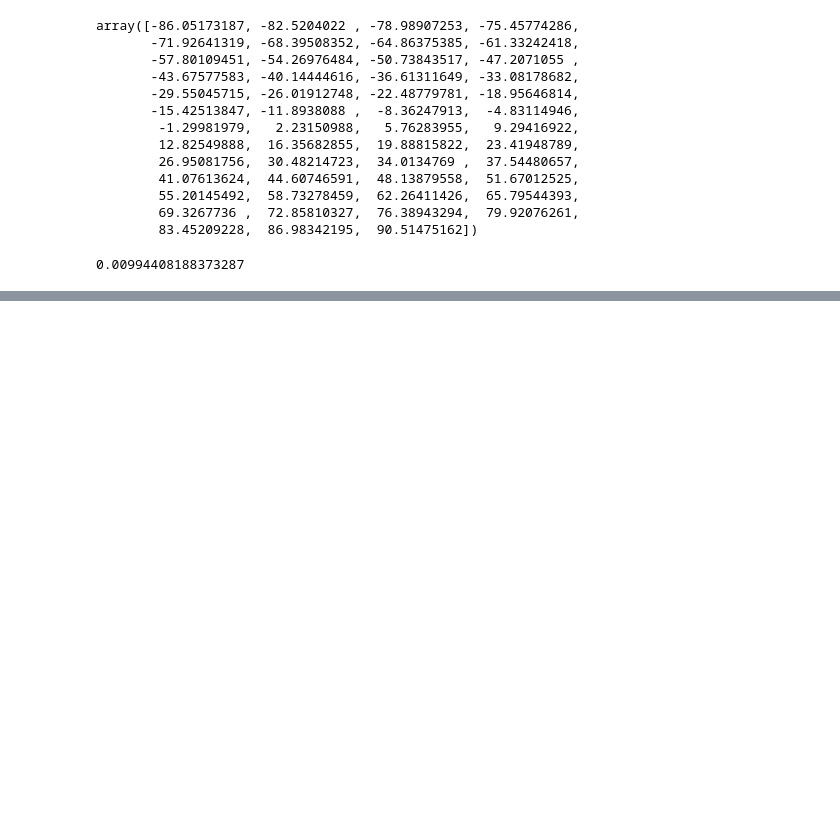
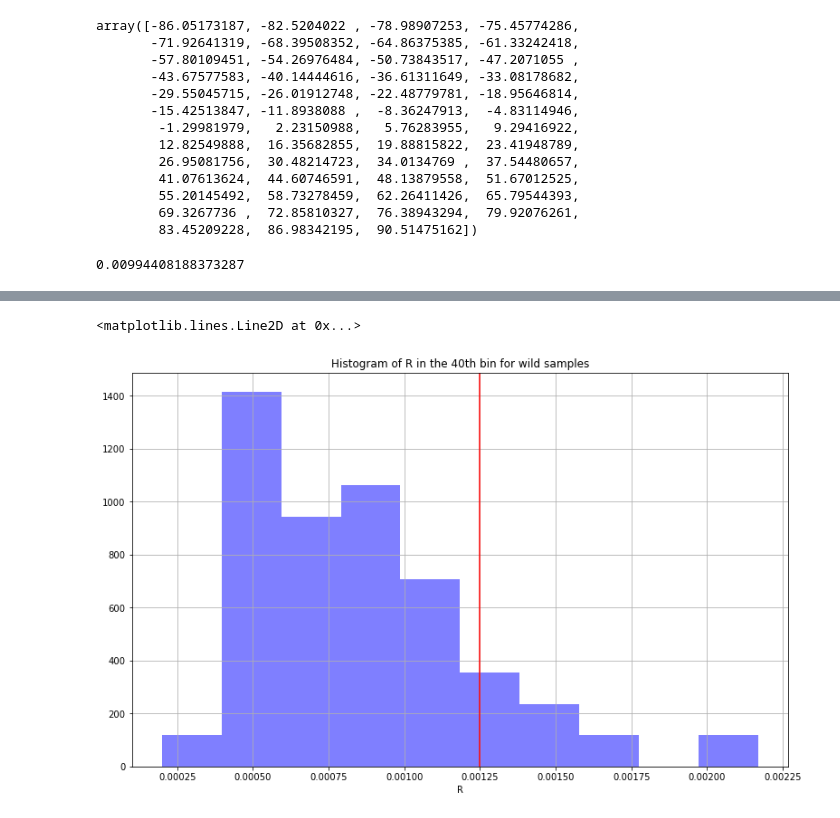
Before and after one commit to liwencong1995/SDS-Capstone-Zebrafish, a Jupyter notebook: 1.ipynb, the cells around one changed output, grey strips where cells are left out. Cells and saved outputs as stored; diff of their text form; code cells hidden in the pictures; blank space fills up the shorter version.

```diff
--- a/1.ipynb
+++ b/1.ipynb
@@ -235,0 +251,10 @@ plt.axvline(x=freq_yot, color='r')
+# %%
+plt.figure(figsize=(13, 8))
+plt.hist(freqs_r[40], facecolor='b', alpha=0.5, normed=True)
+plt.xlabel('R')
+plt.title('Histogram of R in the 40th bin for wild samples')
+plt.grid(True)
+plt.axvline(x=freq_yot_r, color='r')
+# %% [output]
+<matplotlib.lines.Line2D at 0x...>
+[figure, added]
```
Also changed, not shown: parts of 6 cells of this notebook.
